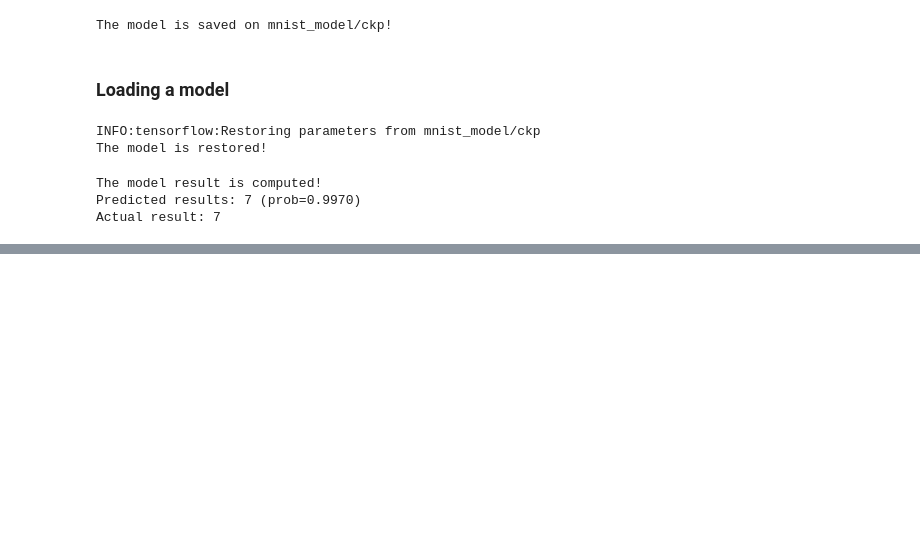
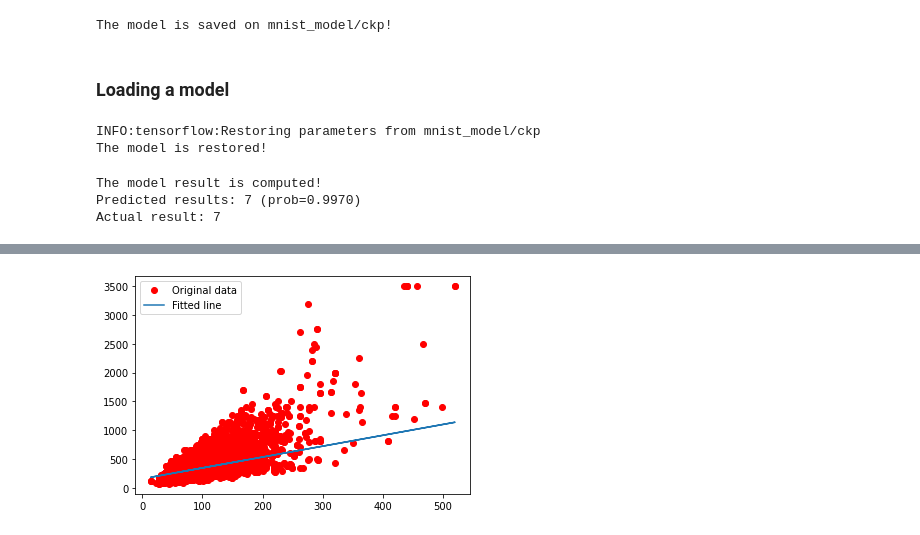
Before and after one commit to edgebr/aitraining-al, a Jupyter notebook: tensorflow_basics.ipynb, the cells around one changed output, grey strips where cells are left out. Cells and saved outputs as stored; diff of their text form; code cells hidden in the pictures; blank space fills up the shorter version.

Commit message:
tf-guide: housing price prediction

```diff
--- a/tensorflow_basics.ipynb
+++ b/tensorflow_basics.ipynb
@@ -562,0 +572,8 @@ Actual result: 7
+# %%
+data = pd.read_csv('bj_housing2.csv')
+
+# Preprocess
+train_data = data[data['Area'] < 12000]
+x_train = train_data['Area'].values.reshape(-1, 1)
+y_train = train_data['Value'].values.reshape(-1, 1)
+n_samples = x_train.shape[0]
@@ -562,0 +592,28 @@ Actual result: 7
+# %%
+# Create model
+prediction = tf.add(tf.multiply(W, X), b)
+# Loss function
+cost = tf.reduce_sum(tf.pow(prediction - y, 2)) / (2 * n_samples)
+# Optimize
+optimizer = tf.train.AdamOptimizer(learning_rate).minimize(cost)
+# %%
+# Initialize variables
+init = tf.global_variables_initializer()
+with tf.Session() as sess:
+    sess.run(init)
+    # Train
+    for epoch in range(training_epochs):
+        for (x, y_) in zip(x_train, y_train):
+            sess.run(optimizer, feed_dict={X: x, y: y_})
+
+        if (epoch + 1) % display_step == 0:
+            c = sess.run(cost, feed_dict={X: x_train, y: y_train})
+            weights = sess.run(W)
+            bias = sess.run(b)
+            print(f"Epoch: {epoch + 1:4d} | cost={c:.3f}, W={weights}, b={bias}")
+
+    print('Optimization finished!')
+    training_cost = sess.run(cost, feed_dict={X: x_train, y: y_train})
+    weights = sess.run(W)
+    bias = sess.run(b)
+    print(f'Training cost={training_cost}, W={weights}, b={bias}')
@@ -562,0 +633,9 @@ Actual result: 7
+# %%
+# Display results
+y_pred = weights * x_train + bias
+plt.plot(x_train, y_train, 'ro', label='Original data')
+plt.plot(x_train, y_pred, label='Fitted line')
+plt.legend()
+plt.show()
+# %% [output]
+[figure, added]
```
Also changed, not shown: parts of 5 cells of this notebook, 2 other files.
